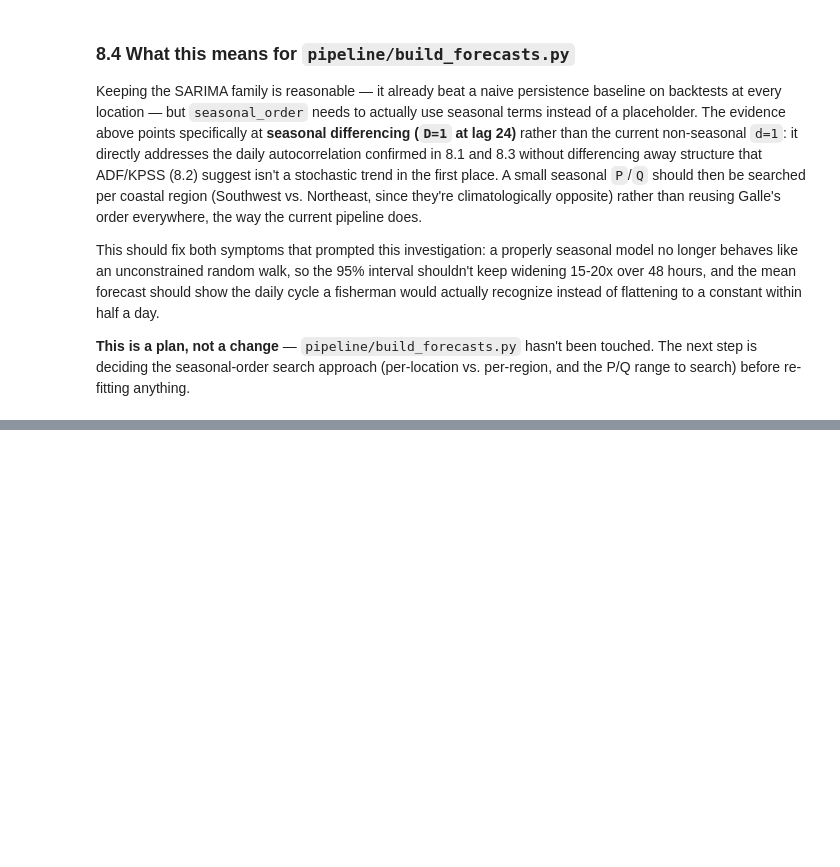
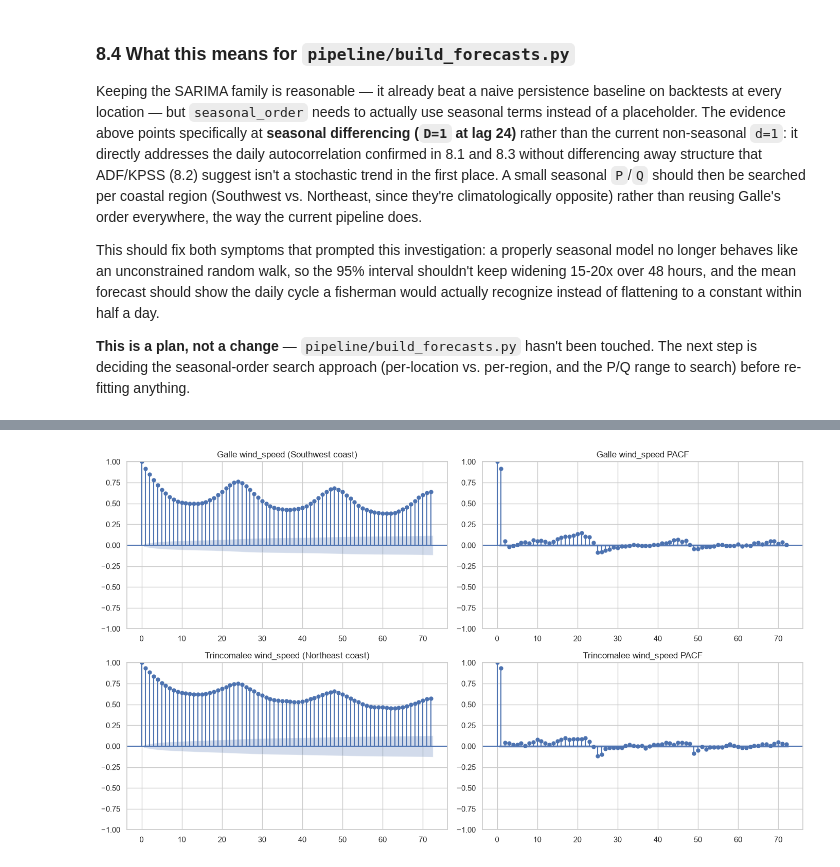
Before and after one commit to Dilmith-Anusara/CoastalPulse, a Jupyter notebook: Validation_Scripts/eda_weather_indicators.ipynb, the cells around one changed output, grey strips where cells are left out. Drawn from its saved outputs; the diff is of its cells as text; code cells hidden in the pictures; blank space fills up the shorter version.

Commit message:
EDA to check the feasibility for a wind forecasting model

```diff
--- a/Validation_Scripts/eda_weather_indicators.ipynb
+++ b/Validation_Scripts/eda_weather_indicators.ipynb
@@ -617,0 +633,17 @@ re-fitting anything.
+# %%
+from statsmodels.tsa.stattools import acf
+
+wind_lag24_results = []
+for loc in sorted(df["location_name"].unique()):
+    series = df[df["location_name"] == loc].set_index("timestamp")["wind_speed"].asfreq("h").dropna()
+    acf_vals = acf(series, nlags=25, fft=True)
+    wind_lag24_results.append({
+        "location_name": loc,
+        "region": da.COAST_REGION.get(loc),
+        "acf_lag24": round(acf_vals[24], 3),
+    })
+
+wind_lag24_df = pd.DataFrame(wind_lag24_results).set_index("location_name")
+sig_bound = 1.96 / (13104 ** 0.5)
+print(f"95% significance bound for |ACF| with n=13,104: ~{sig_bound:.4f}")
+wind_lag24_df.sort_values("acf_lag24", ascending=False)
@@ -617,0 +669,10 @@ re-fitting anything.
+# %%
+fig, axes = plt.subplots(2, 2, figsize=(14, 8))
+for row, loc in enumerate(["Galle", "Trincomalee"]):
+    series = df[df["location_name"] == loc].set_index("timestamp")["wind_speed"].asfreq("h").dropna()
+    plot_acf(series, lags=72, ax=axes[row, 0], title=f"{loc} wind_speed (Southwest coast)" if loc == "Galle" else f"{loc} wind_speed (Northeast coast)")
+    plot_pacf(series, lags=72, ax=axes[row, 1], method="ywm", title=f"{loc} wind_speed PACF")
+plt.tight_layout()
+plt.show()
+# %% [output]
+[figure, added]
```
Also changed, not shown: parts of 16 cells of this notebook, 1 other file.
